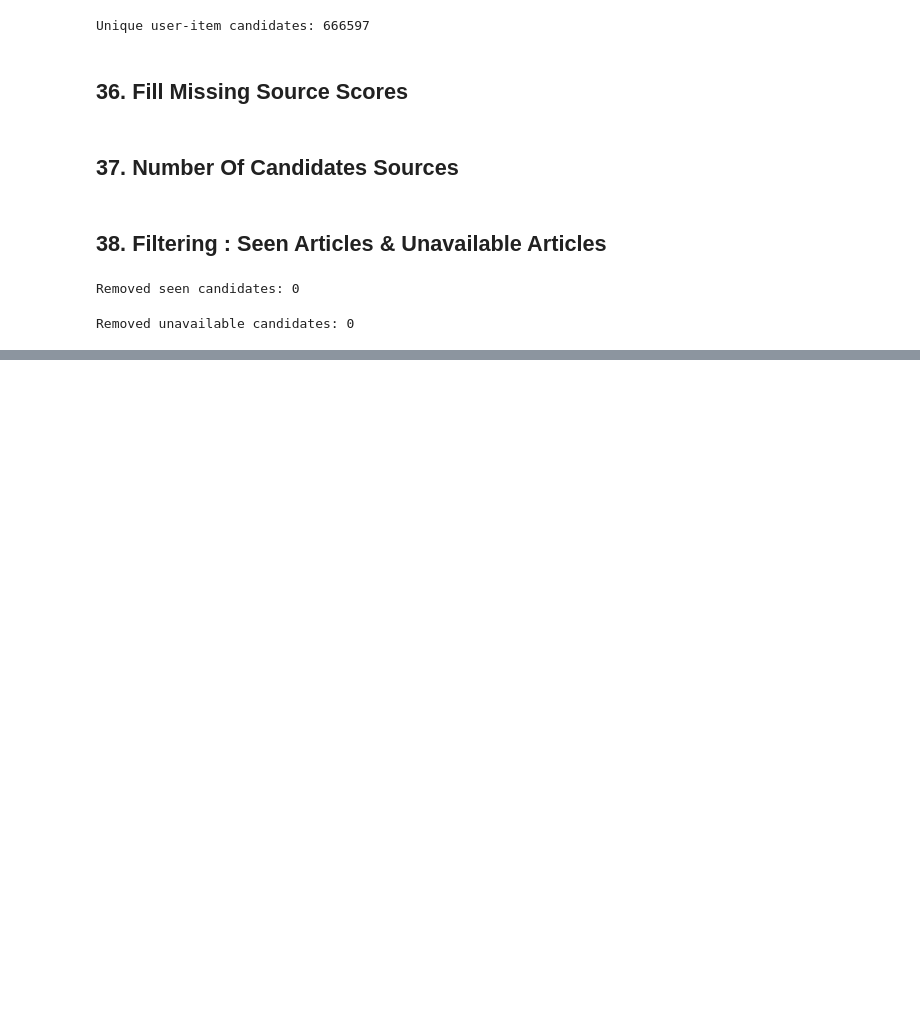
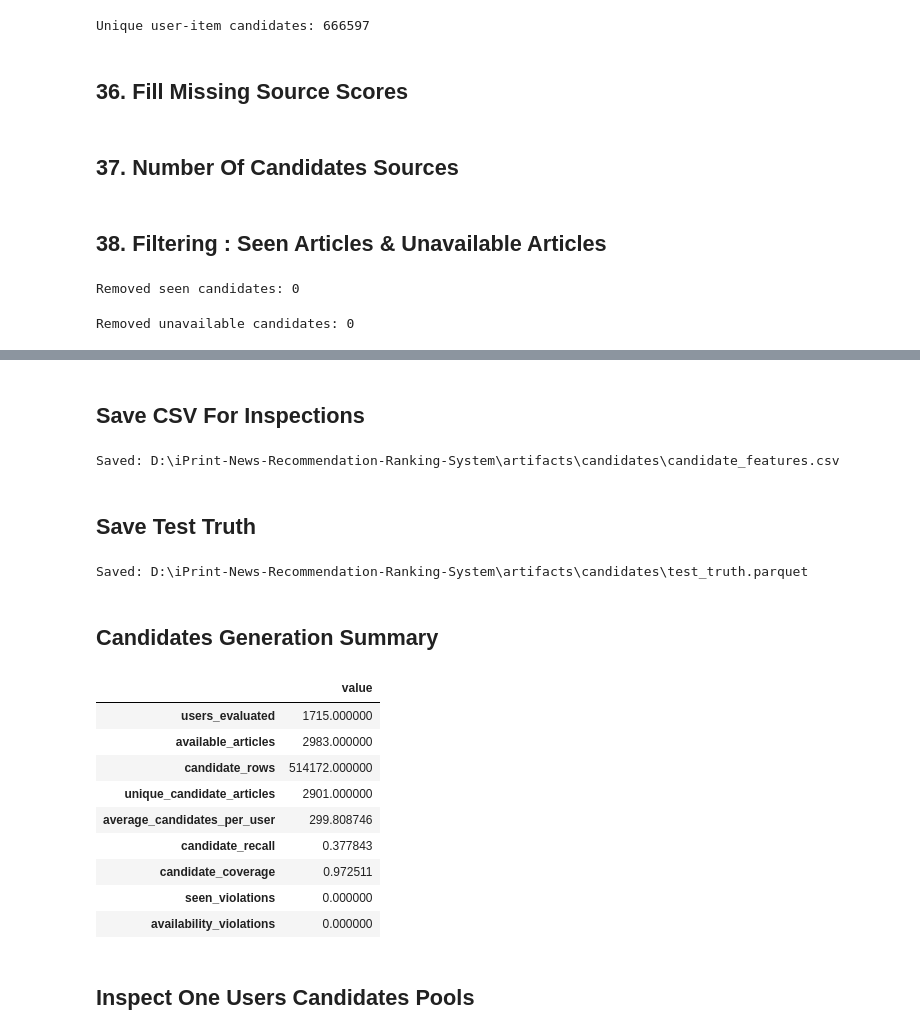
Before and after one commit to PhysicalAIEngineer/iPrint-News-Recommendation-Ranking-System, a Jupyter notebook: Notebook/05_Candidate_Generation.ipynb, the cells around one changed output, grey strips where cells are left out. Cells and saved outputs as stored; diff of their text form; code cells hidden in the pictures; blank space fills up the shorter version.

```diff
--- a/Notebook/05_Candidate_Generation.ipynb
+++ b/Notebook/05_Candidate_Generation.ipynb
@@ -772,0 +1295,6 @@ Removed unavailable candidates: 0
+# %%
+candidate_features = (candidate_features.sort_values(["consumer_id","candidate_priority"],ascending=[True,False]).reset_index(drop=True))
+candidate_features["group_id"] = pd.factorize(candidate_features["consumer_id"])[0]
+group_sizes = (candidate_features.groupby("group_id").size())
+print("Number of ranking groups:", len(group_sizes))
+print("Average candidates/group:", group_sizes.mean())
@@ -772,0 +1306,4 @@ Removed unavailable candidates: 0
+# %%
+candidate_features["label"] = (candidate_features.apply(lambda row: int(row["item_id"] in test_truth.get(row["consumer_id"],set())),axis=1))
+print("Positive candidate rows:", candidate_features["label"].sum())
+print("Positive rate:", candidate_features["label"].mean())
@@ -772,0 +1315,10 @@ Removed unavailable candidates: 0
+# %%
+final_candidate_sets = (candidate_features.groupby("consumer_id")["item_id"].agg(set).to_dict())
+final_recalls = []
+for user_id, truth_items in test_truth.items():
+    if not truth_items:
+        continue
+    candidates = final_candidate_sets.get(user_id,set())
+    final_recalls.append(len(candidates  & truth_items) / len(truth_items))
+final_recall = (np.mean(final_recalls) if final_recalls else 0.0)
+print( "Final candidate recall:", round(final_recall, 4))
@@ -772,0 +1329,8 @@ Removed unavailable candidates: 0
+# %%
+available_item_count = len(available_items)
+candidate_item_count = (candidate_features["item_id"].nunique())
+candidate_coverage = (candidate_item_count / available_item_count)
+print("Available items:", available_item_count)
+print("Candidate items:", candidate_item_count)
+print("Candidate coverage:", round(candidate_coverage, 4)
+)
@@ -772,0 +1379,40 @@ Removed unavailable candidates: 0
+# %% [markdown]
+## Save CSV For Inspections
+# %%
+candidate_csv_path = (CANDIDATE_DIR / "candidate_features.csv")
+candidate_features.to_csv(candidate_csv_path, index=False)
+print("Saved:", candidate_csv_path)
+# %% [output]
+Saved: D:\iPrint-News-Recommendation-Ranking-System\artifacts\candidates\candidate_features.csv
+# %% [markdown]
+## Save Test Truth
+# %%
+test_truth_rows = []
+for user_id, items in test_truth.items():
+    for item_id in items:
+        test_truth_rows.append({"consumer_id": user_id,"item_id": item_id})
+test_truth_df = pd.DataFrame(test_truth_rows)
+test_truth_path = (CANDIDATE_DIR / "test_truth.parquet")
+test_truth_df.to_parquet(test_truth_path, index=False)
+print("Saved:", test_truth_path)
+# %% [output]
+Saved: D:\iPrint-News-Recommendation-Ranking-System\artifacts\candidates\test_truth.parquet
+# %% [markdown]
+## Candidates Generation Summary
+# %%
+summary = {"users_evaluated": candidate_features["consumer_id"].nunique(),"available_articles":len(available_items),"candidate_rows":len(candidate_features),"unique_candidate_articles":candidate_features["item_id"].nunique(),"average_candidates_per_user":candidate_features.groupby("consumer_id").size().mean(),"candidate_recall":final_recall,"candidate_coverage":candidate_coverage,"seen_violations":int(sum(seen_violations)),"availability_violations":int(sum(availability_violations)),}
+summary_df = pd.DataFrame([summary]).T.rename(columns={0: "value"})
+display(summary_df)
+# %% [output]
+|  | value |
+| users_evaluated | 1715.000000 |
+| available_articles | 2983.000000 |
+| candidate_rows | 514172.000000 |
+| unique_candidate_articles | 2901.000000 |
+| average_candidates_per_user | 299.808746 |
+| candidate_recall | 0.377843 |
+| candidate_coverage | 0.972511 |
+| seen_violations | 0.000000 |
+| availability_violations | 0.000000 |
+# %% [markdown]
+## Inspect One Users Candidates Pools
```
Also changed, not shown: parts of 96 cells of this notebook, 5 other files.
